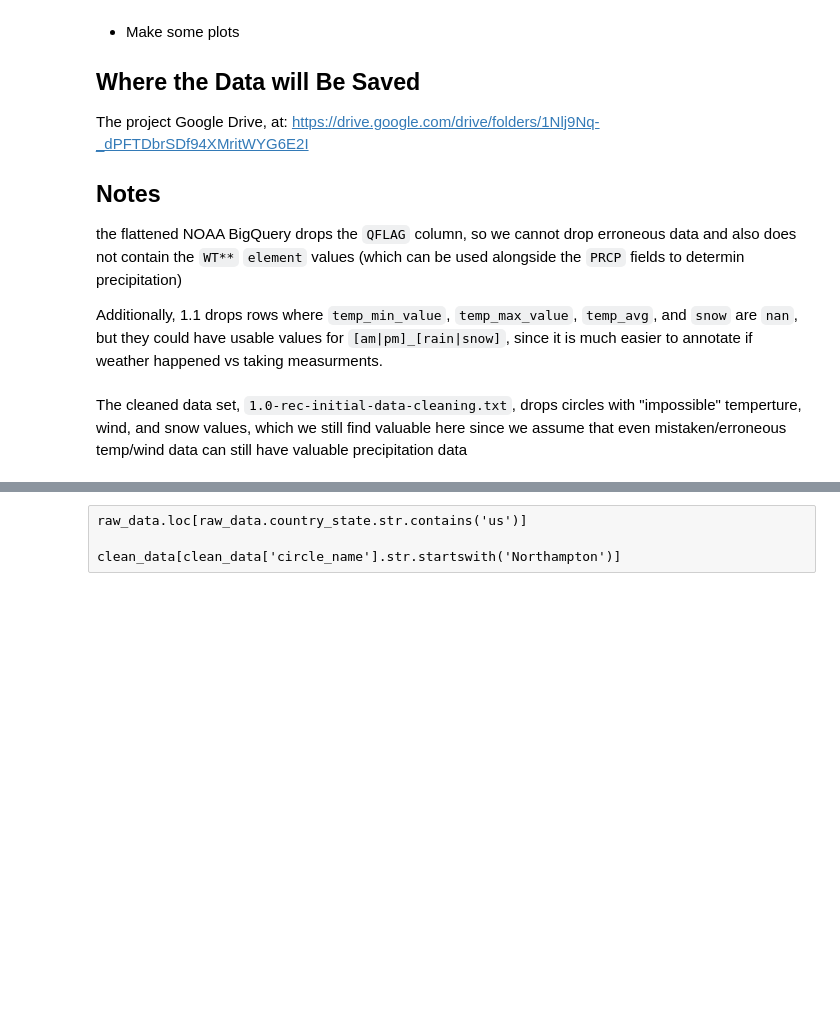
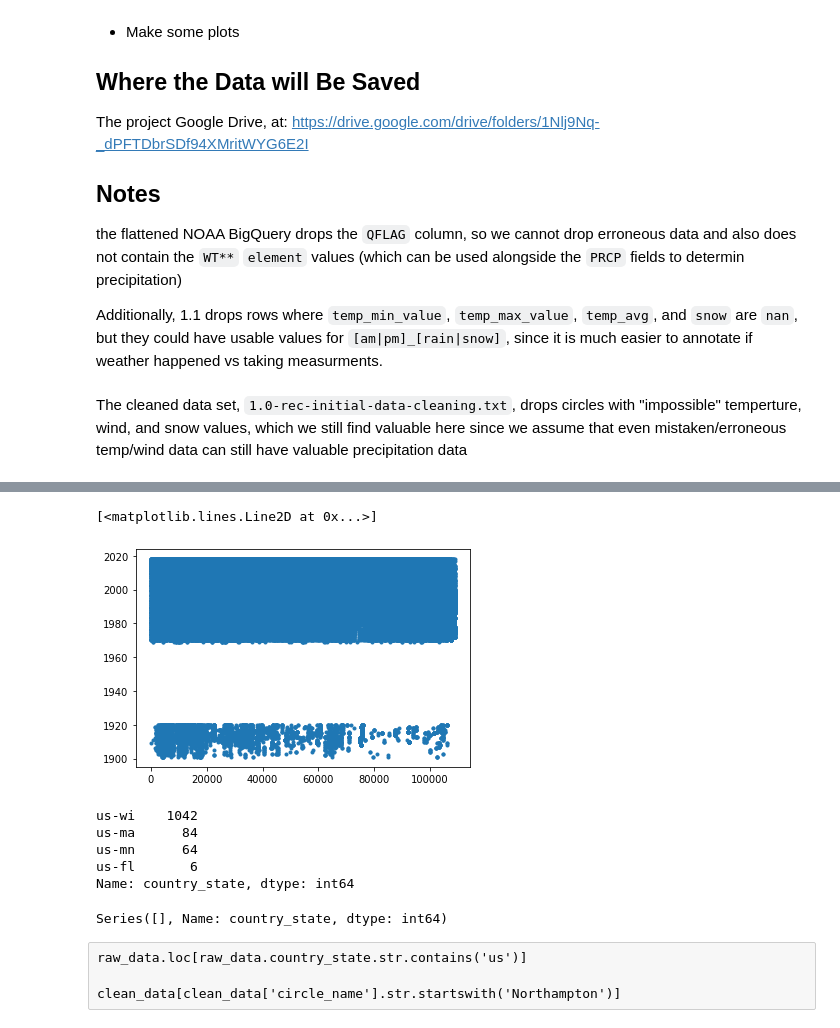
Before and after one commit to DataKind-DC/audubon-cbc, a Jupyter notebook: notebooks/2.1-rain-analysis.ipynb, the cells around one changed output, grey strips where cells are left out. Cells and saved outputs as stored; diff of their text form; code cells hidden in the pictures; blank space fills up the shorter version.

```diff
--- a/notebooks/2.1-rain-analysis.ipynb
+++ b/notebooks/2.1-rain-analysis.ipynb
@@ -40,8 +43,8 @@ The cleaned data set, `1.0-rec-initial-data-cleaning.txt`, drops circles with "i
 DATA_PATH = '../data/Cloud_Data'
 RAW_DATA_PATH = os.path.join(DATA_PATH, 'cbc_effort_weather_1900-2018.txt')
 CLN_DATA_PATH = os.path.join(DATA_PATH, '1.0-rec-initial-data-cleaning.txt')
-NOAA_DATA_PATH = os.path.join(DATA_PATH, '1.1-circles_to_many_stations_usa_weather_data_20200424213015.csv')
-CBC_PRCP_PATH = os.path.join(DATA_PATH, 'cbc_prcp_1900-2018.csv')
+NOAA_DATA_PATH = os.path.join(DATA_PATH, '1.1-circles_to_many_stations_usa_weather_data_20200617021358.txt')
+CBC_PRCP_PATH = os.path.join(DATA_PATH, 'cbc_prcp_1900-2018.txt')
 # %%
 raw_data = pd.read_csv(RAW_DATA_PATH, encoding = "ISO-8859-1", sep="\t")
 # %%
@@ -50,0 +52,3 @@ noaa_data = pd.read_csv(NOAA_DATA_PATH).rename(columns={'int64_field_0': 'orig_i
+# %%
+noaa_data = pd.read_csv(NOAA_DATA_PATH, encoding = "ISO-8859-1", sep="\t").rename(columns={'lat': 'c_lat', 'lon': 'c_lon',
+                                                                                           'id': 's_id', 'latitude': 's_lat', 'longitude': 's_lon'})
@@ -51,3 +65,20 @@ noaa_data = pd.read_csv(NOAA_DATA_PATH).rename(columns={'int64_field_0': 'orig_i
+# %%
+plt.plot(noaa_data.count_year, ".")
+# %% [output]
+[<matplotlib.lines.Line2D at 0x...>]
+[figure, added]
+# %%
+raw_data.country_state[raw_data.country_state.str.contains('us-', case=True)].value_counts()
+# %% [output]
+us-wi    1042
+us-ma      84
+us-mn      64
+us-fl       6
+Name: country_state, dtype: int64
+# %%
+noaa_data.country_state[noaa_data.country_state.str.contains('us-', case=True)].value_counts()
+# %% [output]
+Series([], Name: country_state, dtype: int64)
 # %% [raw]
 raw_data.loc[raw_data.country_state.str.contains('us')]
 
```
Also changed, not shown: parts of 38 cells of this notebook.
